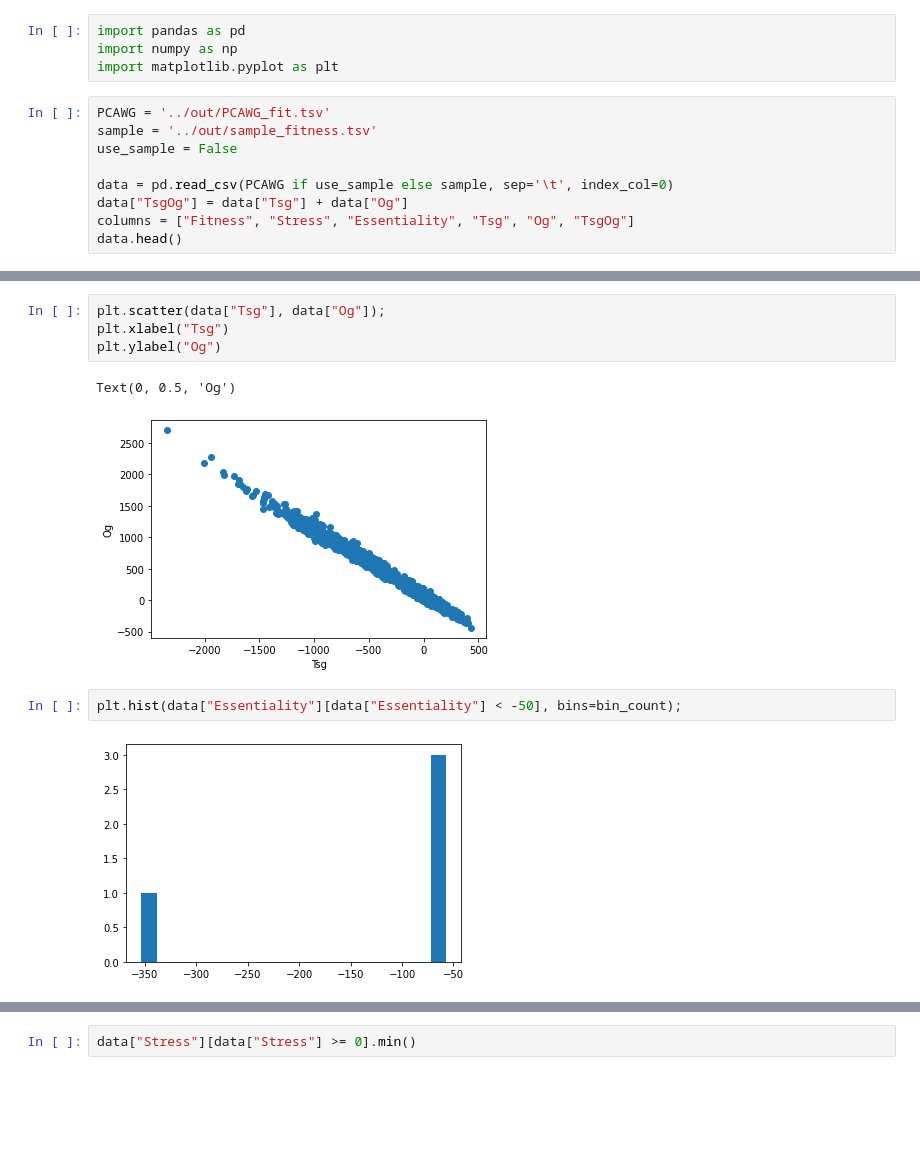
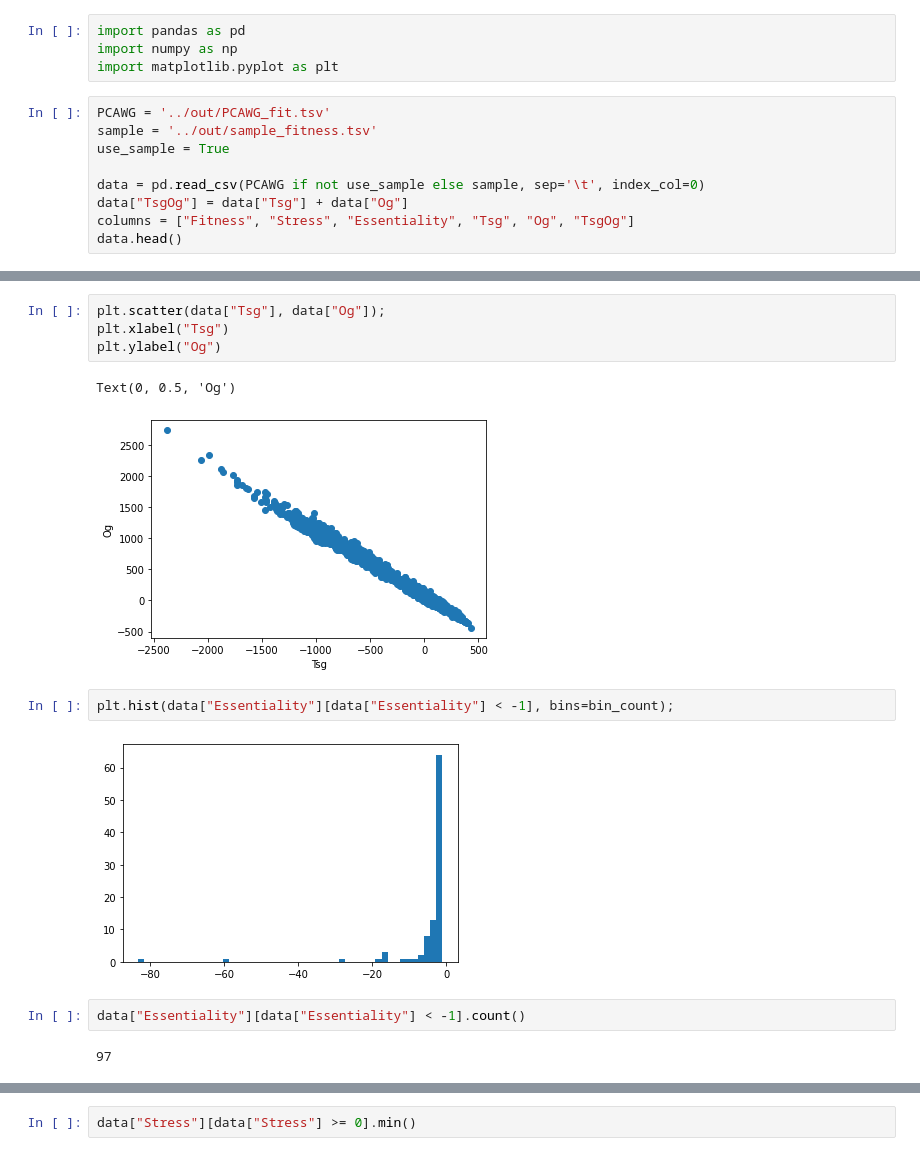
Before and after one commit to schwarzlab-ccb/SimChA, a Jupyter notebook: notebooks/fitness.ipynb, the cells around one changed output, grey strips where cells are left out. Drawn from its saved outputs; the diff is of its cells as text; blank space fills up the shorter version.

```diff
--- a/notebooks/fitness.ipynb
+++ b/notebooks/fitness.ipynb
@@ -5,9 +5,9 @@ import matplotlib.pyplot as plt
 # %%
 PCAWG = '../out/PCAWG_fit.tsv'
 sample = '../out/sample_fitness.tsv'
-use_sample = False
+use_sample = True
 
-data = pd.read_csv(PCAWG if use_sample else sample, sep='\t', index_col=0)
+data = pd.read_csv(PCAWG if not use_sample else sample, sep='\t', index_col=0)
 data["TsgOg"] = data["Tsg"] + data["Og"]
 columns = ["Fitness", "Stress", "Essentiality", "Tsg", "Og", "TsgOg"]
 data.head()
@@ -52,11 +82,15 @@ plt.xlabel("Tsg")
 plt.ylabel("Og")
 # %% [output]
 Text(0, 0.5, 'Og')
-[figure, old version]
+[figure, new version]
 # %%
-plt.hist(data["Essentiality"][data["Essentiality"] < -50], bins=bin_count);
+plt.hist(data["Essentiality"][data["Essentiality"] < -1], bins=bin_count);
 # %% [output]
-[figure, old version]
+[figure, new version]
+# %%
+data["Essentiality"][data["Essentiality"] < -1].count()
+# %% [output]
+97
 # %%
 plt.hist(data["Stress"][data["Stress"] > -0.1])
 # %% [output]
```
Also changed, not shown: parts of 9 cells of this notebook.
